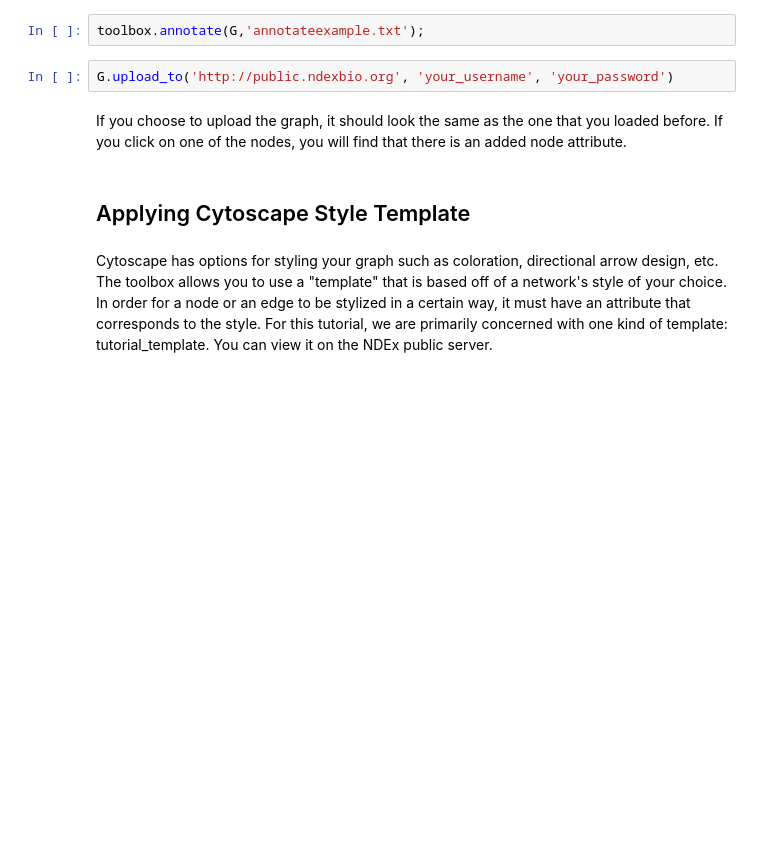
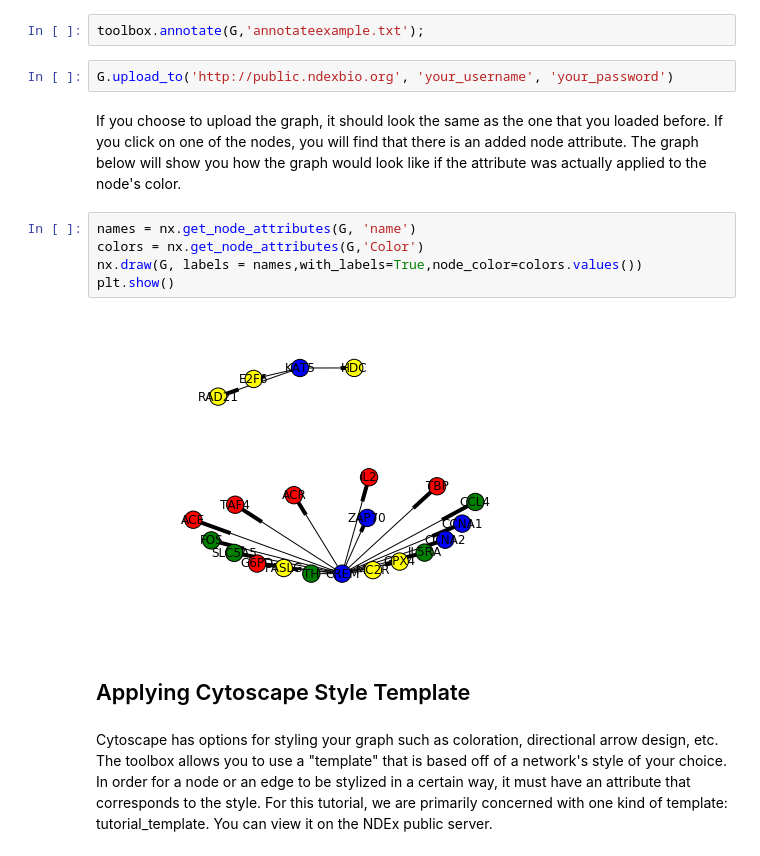
Before and after one commit to ndexbio/ndex-jupyter-notebooks, a Jupyter notebook: notebooks/NetworkN Layout and Cytoscape Styling Tutorial.ipynb, the cells around one changed output. Saved outputs shown, nothing was run; the diff lists cells and outputs as text; blank space fills up the shorter version.

```diff
--- a/notebooks/NetworkN Layout and Cytoscape Styling Tutorial.ipynb
+++ b/notebooks/NetworkN Layout and Cytoscape Styling Tutorial.ipynb
@@ -94,7 +105,14 @@ toolbox.annotate(G,'annotateexample.txt');
 # %%
 G.upload_to('http://public.ndexbio.org', 'your_username', 'your_password')
 # %% [markdown]
-If you choose to upload the graph, it should look the same as the one that you loaded before. If you click on one of the nodes, you will find that there is an added node attribute.
+If you choose to upload the graph, it should look the same as the one that you loaded before. If you click on one of the nodes, you will find that there is an added node attribute. The graph below will show you how the graph would look like if the attribute was actually applied to the node's color.
+# %%
+names = nx.get_node_attributes(G, 'name')
+colors = nx.get_node_attributes(G,'Color')
+nx.draw(G, labels = names,with_labels=True,node_color=colors.values())
+plt.show()
+# %% [output]
+[figure, added]
 # %% [markdown]
 ## Applying Cytoscape Style Template
 # %% [markdown]
```
Also changed, not shown: parts of 7 cells of this notebook.
